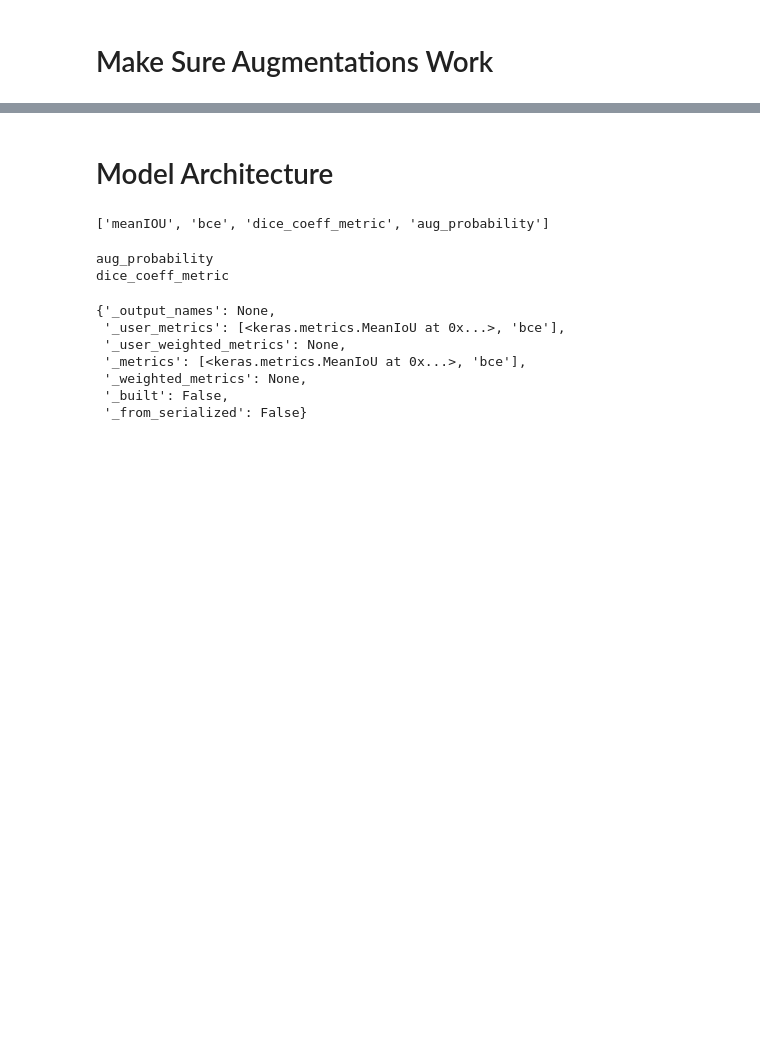
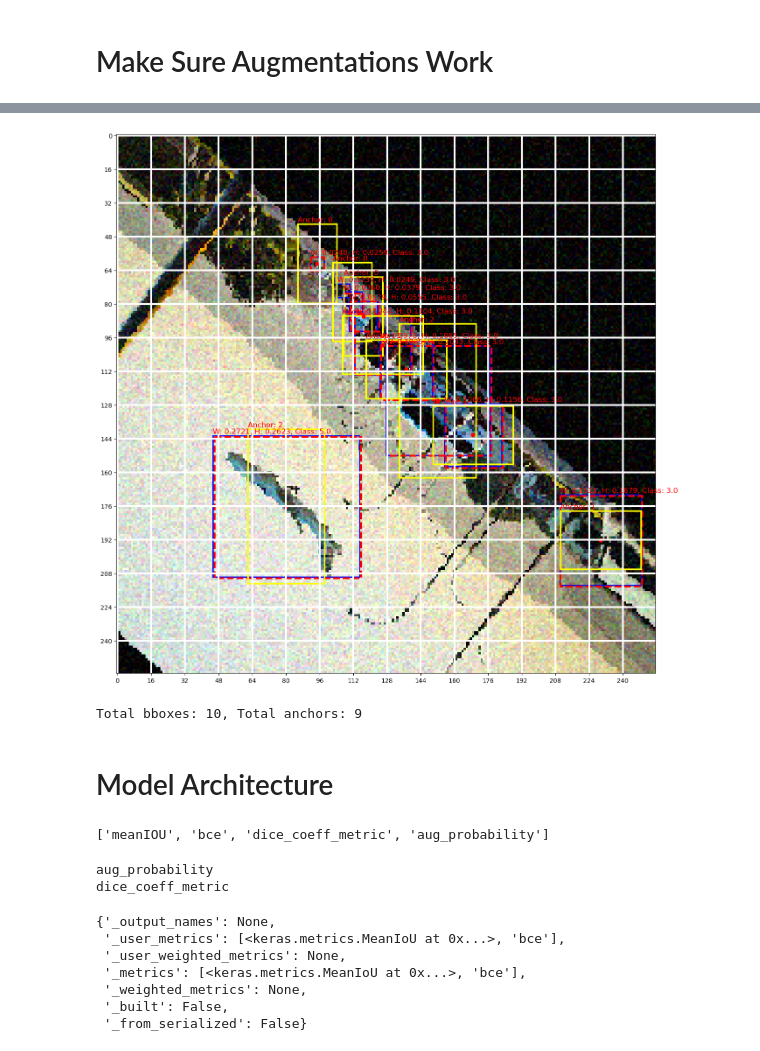
Before and after one commit to gmangonz/Object-Detection, a Jupyter notebook: test.ipynb, the cells around one changed output, grey strips where cells are left out. Saved outputs shown, nothing was run; the diff lists cells and outputs as text; code cells hidden in the pictures; blank space fills up the shorter version.

```diff
--- a/test.ipynb
+++ b/test.ipynb
@@ -159,3 +161,9 @@ visualize_outputs(test_ada[0], test_ada[1], scale=tf.constant([256, 256, 256, 25
+# %%
+c = 1
+plot_grid_anchors(test_ada[0], test_ada[1], grid2[c], (16, 16), yolo_anchors[c], True, ['bbox', 'anchors', 'prediction']) # ['bbox', 'prediction', 'anchors']
+# %% [output]
+[figure, added]
+Total bboxes: 10, Total anchors: 9
 # %% [markdown]
 # Model Architecture
 # %%
```
Also changed, not shown: parts of 6 cells of this notebook, 2 other files.
